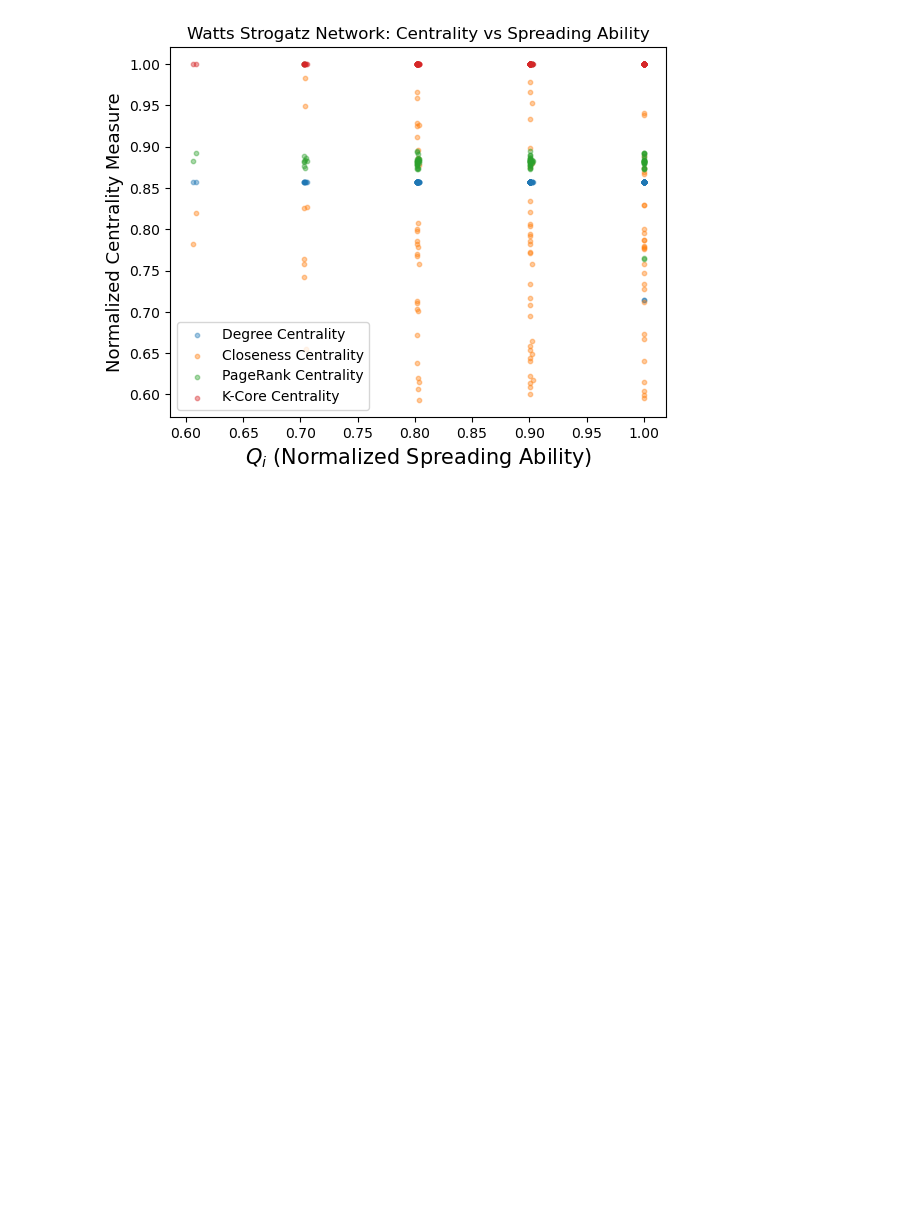
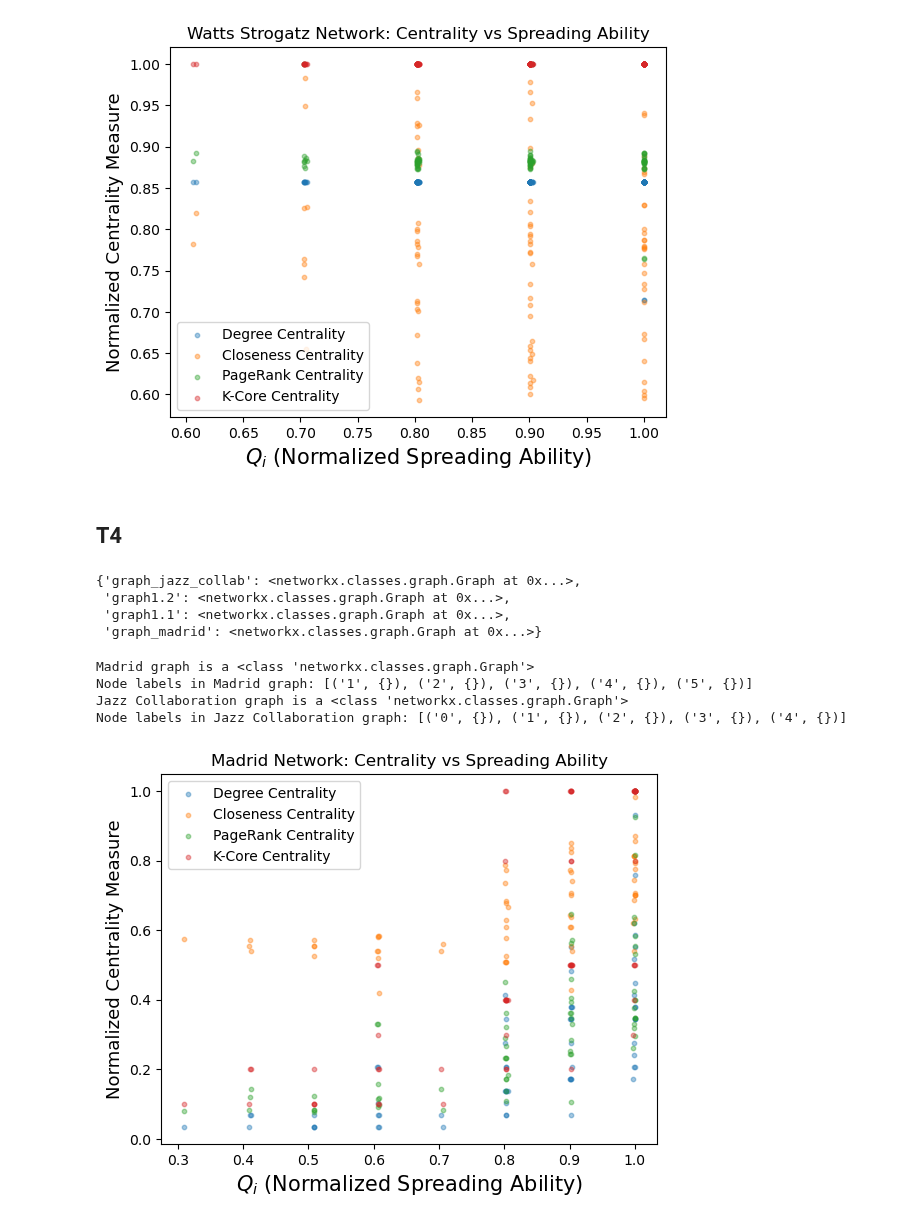
Before and after one commit to HuberNicolas/network-science-uzh, a Jupyter notebook: assignment-4/Assignment_04.ipynb, the cells around one changed output. Cells and saved outputs as stored; diff of their text form; code cells hidden in the pictures; blank space fills up the shorter version.

```diff
--- a/assignment-4/Assignment_04.ipynb
+++ b/assignment-4/Assignment_04.ipynb
@@ -1141,10 +1141,10 @@ def normalize_centrality_values(centrality_dict):
     return values_array / values_array.max()
 
 def plot_normalized_centrality_vs_spreading_ability(spreading_ability, degree, closeness, pagerank, k_core, graph_title):
-    plt.scatter(x=spreading_ability, y=degree, s=10, label='Degree Centrality', alpha=0.4)
-    plt.scatter(x=spreading_ability, y=closeness, s=10, label='Closeness Centrality', alpha=0.4)
-    plt.scatter(x=spreading_ability, y=pagerank, s=10, label='PageRank Centrality', alpha=0.4)
-    plt.scatter(x=spreading_ability, y=k_core, s=10, label='K-Core Centrality', alpha=0.4)
+    plt.scatter(x=spreading_ability, y=degree, label='Degree Centrality', alpha=0.2)
+    plt.scatter(x=spreading_ability, y=closeness, label='Closeness Centrality', alpha=0.2)
+    plt.scatter(x=spreading_ability, y=pagerank, label='PageRank Centrality', alpha=0.2)
+    plt.scatter(x=spreading_ability, y=k_core, label='K-Core Centrality', alpha=0.2)
     plt.xlabel('$Q_{i}$ (Normalized Spreading Ability)', fontsize=15)
     plt.ylabel('Normalized Centrality Measure', fontsize=13)
     plt.title(graph_title)
@@ -1204,3 +1204,55 @@ normalized_k_core_cent = normalize_centrality_values(k_core_cent)
 plot_normalized_centrality_vs_spreading_ability(normalized_spreading_ability, normalized_degree_cent, normalized_closeness_cent, normalized_pagerank_cent, normalized_k_core_cent, 'Watts Strogatz Network: Centrality vs Spreading Ability')
 # %% [output]
 [figure]
+# %% [markdown]
+## T4
+# %%
+graphs
+# %% [output]
+{'graph_jazz_collab': <networkx.classes.graph.Graph at 0x...>,
+ 'graph1.2': <networkx.classes.graph.Graph at 0x...>,
+ 'graph1.1': <networkx.classes.graph.Graph at 0x...>,
+ 'graph_madrid': <networkx.classes.graph.Graph at 0x...>}
+# %%
+madrid_graph = nx.read_gml('./datasets/graph_madrid.gml')
+jazz_collab_graph = nx.read_gml('./datasets/graph_jazz_collab.gml')
+
+print("Madrid graph is a", type(madrid_graph))
+print("Node labels in Madrid graph:", list(madrid_graph.nodes(data=True))[0:5])
+
+print("Jazz Collaboration graph is a", type(jazz_collab_graph))
+print("Node labels in Jazz Collaboration graph:", list(jazz_collab_graph.nodes(data=True))[0:5])
+# Conversion
+madrid_graph = madrid_graph.to_undirected() if not isinstance(madrid_graph, nx.Graph) else madrid_graph
+jazz_collab_graph = jazz_collab_graph.to_undirected() if not isinstance(jazz_collab_graph, nx.Graph) else jazz_collab_graph
+# %% [output]
+Madrid graph is a <class 'networkx.classes.graph.Graph'>
+Node labels in Madrid graph: [('1', {}), ('2', {}), ('3', {}), ('4', {}), ('5', {})]
+Jazz Collaboration graph is a <class 'networkx.classes.graph.Graph'>
+Node labels in Jazz Collaboration graph: [('0', {}), ('1', {}), ('2', {}), ('3', {}), ('4', {})]
+# %%
+# Ensure the graphs are undirected, as SIR simulation typically runs on undirected graphs
+madrid_graph = graphs['graph_madrid'].to_undirected()
+jazz_collab_graph = graphs['graph_jazz_collab'].to_undirected()
+# %%
+# Perform the analysis on the Madrid graph
+madrid_spreading_ability = adapted_simulate_SIR(madrid_graph, beta=0.1, gamma=0.1, time_steps=100, sample_size=10)
+madrid_degree, madrid_closeness, madrid_pagerank, madrid_kcore = calculate_network_centrality_measures(madrid_graph)
+
+# Normalize the centrality values
+madrid_degree_norm = normalize_centrality_values(madrid_degree)
+madrid_closeness_norm = normalize_centrality_values(madrid_closeness)
+madrid_pagerank_norm = normalize_centrality_values(madrid_pagerank)
+madrid_kcore_norm = normalize_centrality_values(madrid_kcore)
+
+# Plotting the results for the Madrid graph
+plot_normalized_centrality_vs_spreading_ability(
+    normalize_centrality_values(madrid_spreading_ability),
+    madrid_degree_norm,
+    madrid_closeness_norm,
+    madrid_pagerank_norm,
+    madrid_kcore_norm,
+    'Madrid Network: Centrality vs Spreading Ability'
+)
+# %% [output]
+[figure, added]
```
Also changed, not shown: parts of 2 cells of this notebook.
